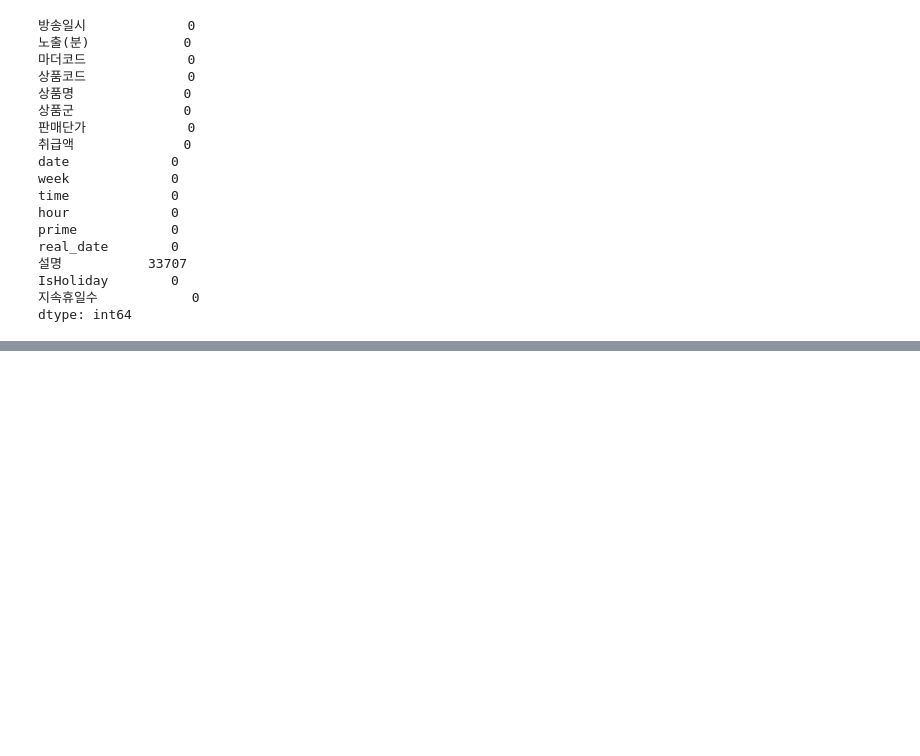
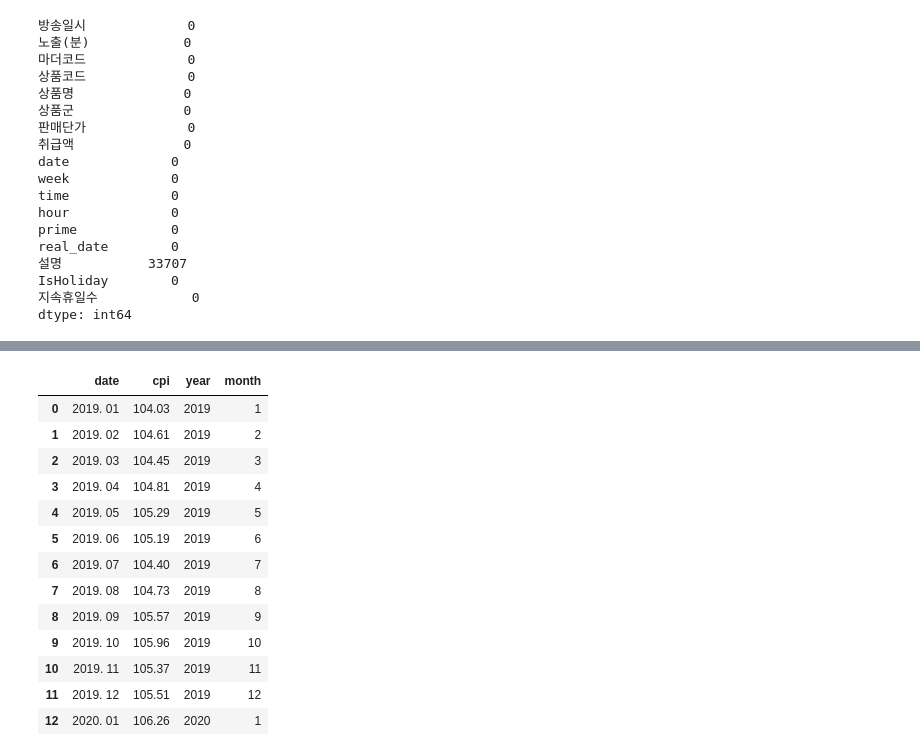
Before and after one commit to Yeeun-Lee/big_contest_2020, a Jupyter notebook: 데이터최종병합.ipynb, the cells around one changed output, grey strips where cells are left out. Saved outputs shown, nothing was run; the diff lists cells and outputs as text; code cells hidden in the pictures; blank space fills up the shorter version.

```diff
--- a/데이터최종병합.ipynb
+++ b/데이터최종병합.ipynb
@@ -200,0 +250,2 @@ final_pf.to_csv("final_performance.csv", mode='w')
+# %%
+cpi = pd.read_excel('CPI.xlsx', header=0)
@@ -200,0 +290,19 @@ final_pf.to_csv("final_performance.csv", mode='w')
+# %%
+cpif['year'] = pd.to_datetime(cpif['date']).dt.year
+cpif['month'] = pd.to_datetime(cpif['date']).dt.month
+cpif
+# %% [output]
+|  | date | cpi | year | month |
+| 0 | 2019. 01 | 104.03 | 2019 | 1 |
+| 1 | 2019. 02 | 104.61 | 2019 | 2 |
+| 2 | 2019. 03 | 104.45 | 2019 | 3 |
+| 3 | 2019. 04 | 104.81 | 2019 | 4 |
+| 4 | 2019. 05 | 105.29 | 2019 | 5 |
+| 5 | 2019. 06 | 105.19 | 2019 | 6 |
+| 6 | 2019. 07 | 104.40 | 2019 | 7 |
+| 7 | 2019. 08 | 104.73 | 2019 | 8 |
+| 8 | 2019. 09 | 105.57 | 2019 | 9 |
+| 9 | 2019. 10 | 105.96 | 2019 | 10 |
+| 10 | 2019. 11 | 105.37 | 2019 | 11 |
+| 11 | 2019. 12 | 105.51 | 2019 | 12 |
+| 12 | 2020. 01 | 106.26 | 2020 | 1 |
```
Also changed, not shown: parts of 15 cells of this notebook, 3 other files.
